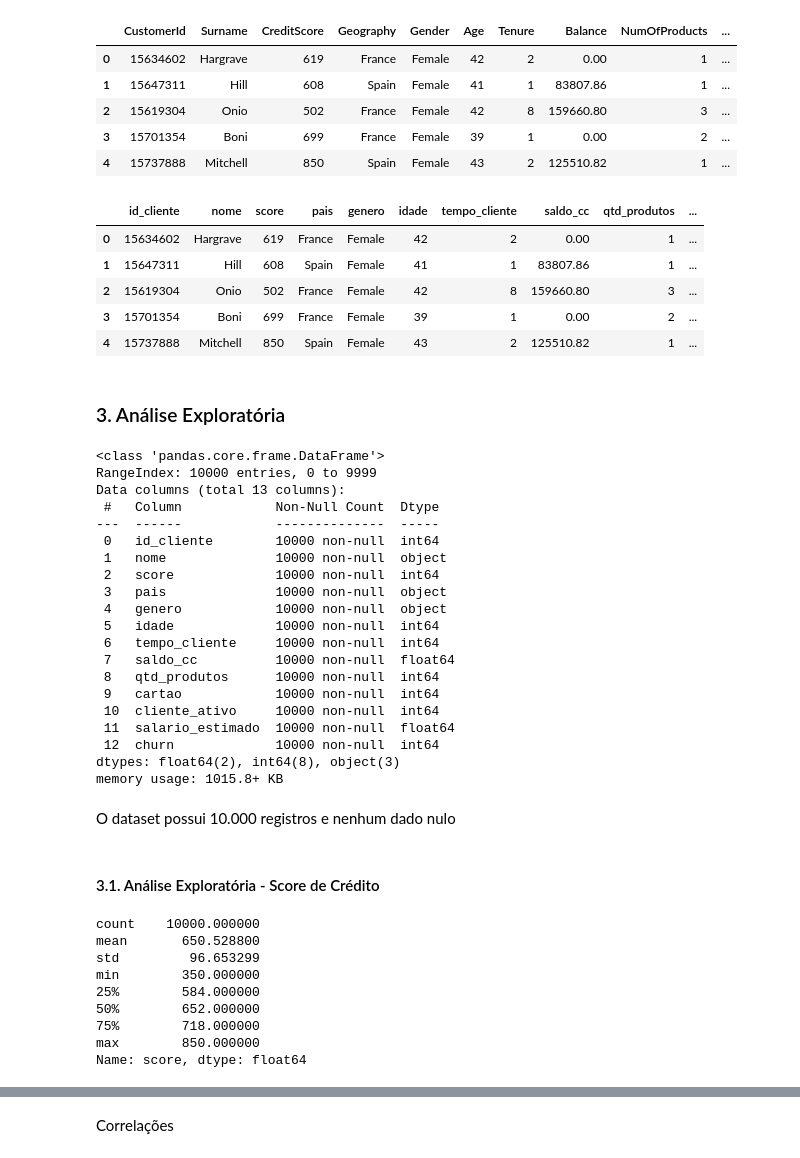
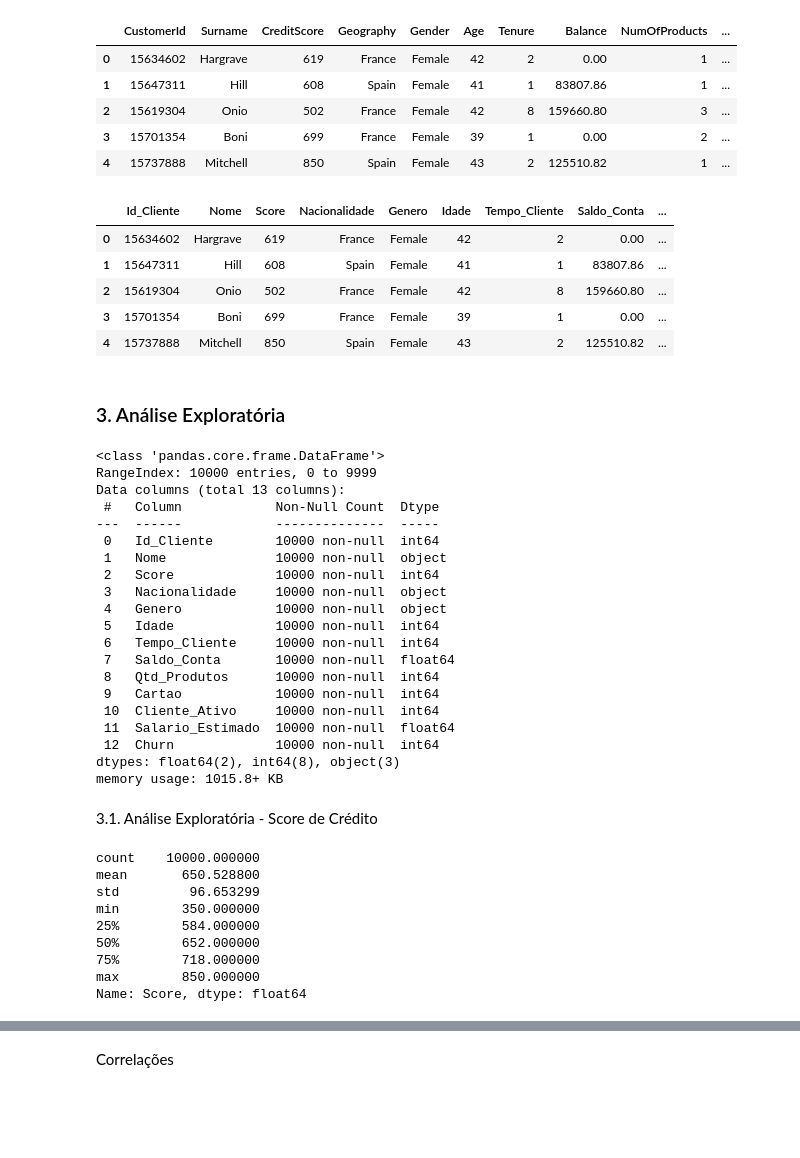
Before and after one commit to willyferreira/bank_churn, a Jupyter notebook: bank_churn.ipynb, the cells around one changed output, grey strips where cells are left out. Drawn from its saved outputs; the diff is of its cells as text; code cells hidden in the pictures; blank space fills up the shorter version.

```diff
--- a/bank_churn.ipynb
+++ b/bank_churn.ipynb
@@ -76,30 +102,30 @@ df_original.head()
 # %%
 df = df_original.rename(
     columns={
-        'CustomerId': 'id_cliente',
-        'Surname': 'nome',
-        'CreditScore': 'score',
-        'Geography': 'pais',
-        'Gender': 'genero',
-        'Age': 'idade',
-        'Tenure':'tempo_cliente',
-        'Balance': 'saldo_cc',
-        'NumOfProducts': 'qtd_produtos',
-        'HasCrCard': 'cartao',
-        'IsActiveMember': 'cliente_ativo',
-        'EstimatedSalary': 'salario_estimado',
-        'Exited': 'churn'
+        'CustomerId': 'Id_Cliente',
+        'Surname': 'Nome',
+        'CreditScore': 'Score',
+        'Geography': 'Nacionalidade',
+        'Gender': 'Genero',
+        'Age': 'Idade',
+        'Tenure':'Tempo_Cliente',
+        'Balance': 'Saldo_Conta',
+        'NumOfProducts': 'Qtd_Produtos',
+        'HasCrCard': 'Cartao',
+        'IsActiveMember': 'Cliente_Ativo',
+        'EstimatedSalary': 'Salario_Estimado',
+        'Exited': 'Churn'
     }
 )
 
 df.head()
 # %% [output]
-|  | id_cliente | nome | score | pais | genero | idade | tempo_cliente | saldo_cc | qtd_produtos | ... |
-| 0 | 15634602 | Hargrave | 619 | France | Female | 42 | 2 | 0.00 | 1 | ... |
-| 1 | 15647311 | Hill | 608 | Spain | Female | 41 | 1 | 83807.86 | 1 | ... |
-| 2 | 15619304 | Onio | 502 | France | Female | 42 | 8 | 159660.80 | 3 | ... |
-| 3 | 15701354 | Boni | 699 | France | Female | 39 | 1 | 0.00 | 2 | ... |
-| 4 | 15737888 | Mitchell | 850 | Spain | Female | 43 | 2 | 125510.82 | 1 | ... |
+|  | Id_Cliente | Nome | Score | Nacionalidade | Genero | Idade | Tempo_Cliente | Saldo_Conta | ... |
+| 0 | 15634602 | Hargrave | 619 | France | Female | 42 | 2 | 0.00 | ... |
+| 1 | 15647311 | Hill | 608 | Spain | Female | 41 | 1 | 83807.86 | ... |
+| 2 | 15619304 | Onio | 502 | France | Female | 42 | 8 | 159660.80 | ... |
+| 3 | 15701354 | Boni | 699 | France | Female | 39 | 1 | 0.00 | ... |
+| 4 | 15737888 | Mitchell | 850 | Spain | Female | 43 | 2 | 125510.82 | ... |
 # %% [markdown]
 <h3>3. Análise Exploratória</h3>
 # %%
@@ -111,27 +137,25 @@ RangeIndex: 10000 entries, 0 to 9999
 Data columns (total 13 columns):
  #   Column            Non-Null Count  Dtype
 ---  ------            --------------  -----
- 0   id_cliente        10000 non-null  int64
- 1   nome              10000 non-null  object
- 2   score             10000 non-null  int64
- 3   pais              10000 non-null  object
- 4   genero            10000 non-null  object
- 5   idade             10000 non-null  int64
- 6   tempo_cliente     10000 non-null  int64
- 7   saldo_cc          10000 non-null  float64
- 8   qtd_produtos      10000 non-null  int64
- 9   cartao            10000 non-null  int64
- 10  cliente_ativo     10000 non-null  int64
- 11  salario_estimado  10000 non-null  float64
- 12  churn             10000 non-null  int64
+ 0   Id_Cliente        10000 non-null  int64
+ 1   Nome              10000 non-null  object
+ 2   Score             10000 non-null  int64
+ 3   Nacionalidade     10000 non-null  object
+ 4   Genero            10000 non-null  object
+ 5   Idade             10000 non-null  int64
+ 6   Tempo_Cliente     10000 non-null  int64
+ 7   Saldo_Conta       10000 non-null  float64
+ 8   Qtd_Produtos      10000 non-null  int64
+ 9   Cartao            10000 non-null  int64
+ 10  Cliente_Ativo     10000 non-null  int64
+ 11  Salario_Estimado  10000 non-null  float64
+ 12  Churn             10000 non-null  int64
 dtypes: float64(2), int64(8), object(3)
 memory usage: 1015.8+ KB
-# %% [markdown]
-O dataset possui 10.000 registros e nenhum dado nulo
 # %% [markdown]
-<h4>3.1. Análise Exploratória - Score de Crédito</h4>
+3.1. Análise Exploratória - Score de Crédito
 # %%
-df.score.describe()
+df.Score.describe()
 # %% [output]
 count    10000.000000
 mean       650.528800
@@ -141,4 +165,4 @@ min        350.000000
 50%        652.000000
 75%        718.000000
 max        850.000000
-Name: score, dtype: float64
+Name: Score, dtype: float64
```
Also changed, not shown: parts of 21 cells of this notebook.
